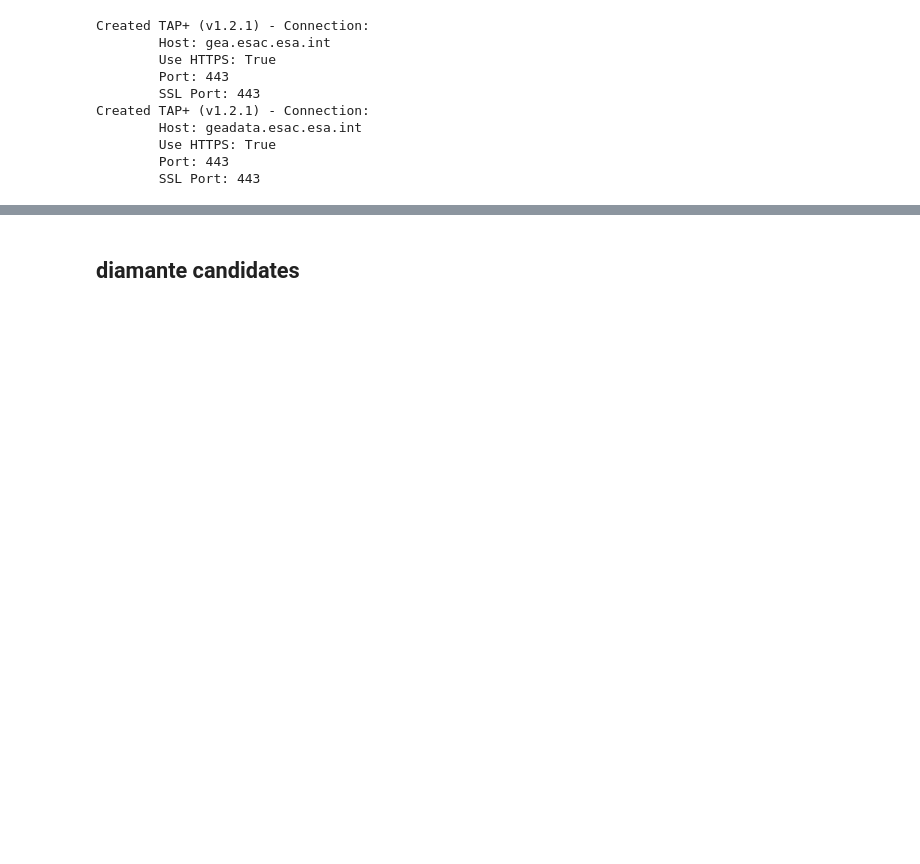
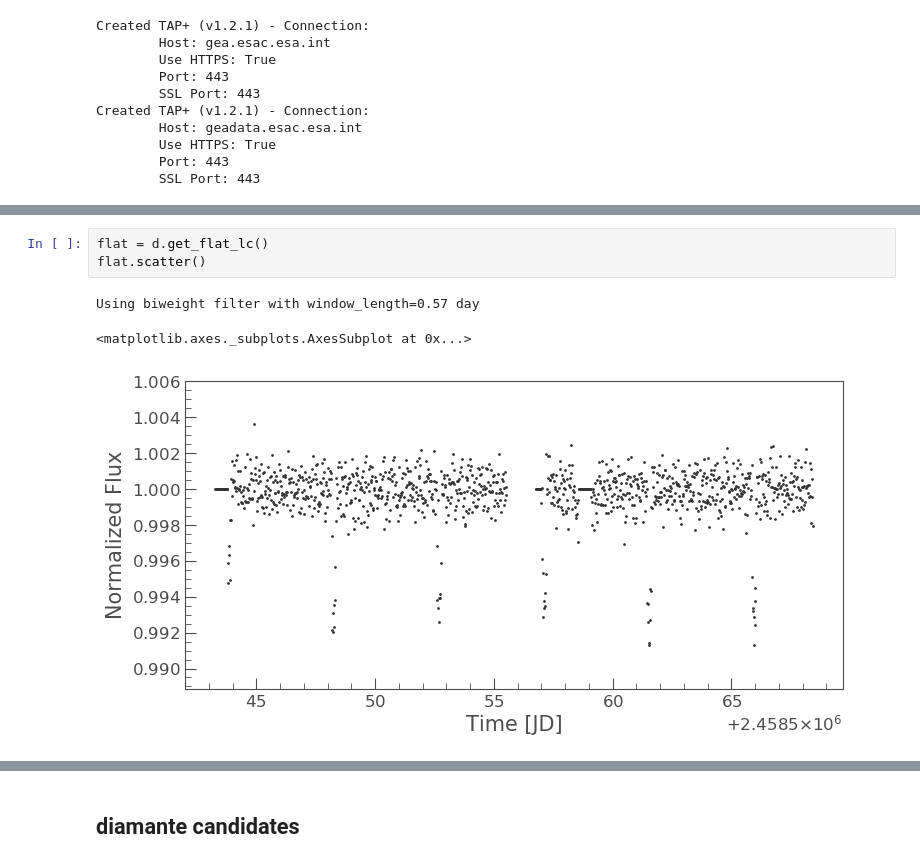
Before and after one commit to jpdeleon/chronos, a Jupyter notebook: notebooks/examples-DIAmante.ipynb, the cells around one changed output, grey strips where cells are left out. Cells and saved outputs as stored; diff of their text form; blank space fills up the shorter version.

```diff
--- a/notebooks/examples-DIAmante.ipynb
+++ b/notebooks/examples-DIAmante.ipynb
@@ -33,0 +48,7 @@ d.lc.scatter()
+# %%
+flat = d.get_flat_lc()
+flat.scatter()
+# %% [output]
+Using biweight filter with window_length=0.57 day
+<matplotlib.axes._subplots.AxesSubplot at 0x...>
+[figure, added]
```
Also changed, not shown: parts of 11 cells of this notebook, 6 other files.
